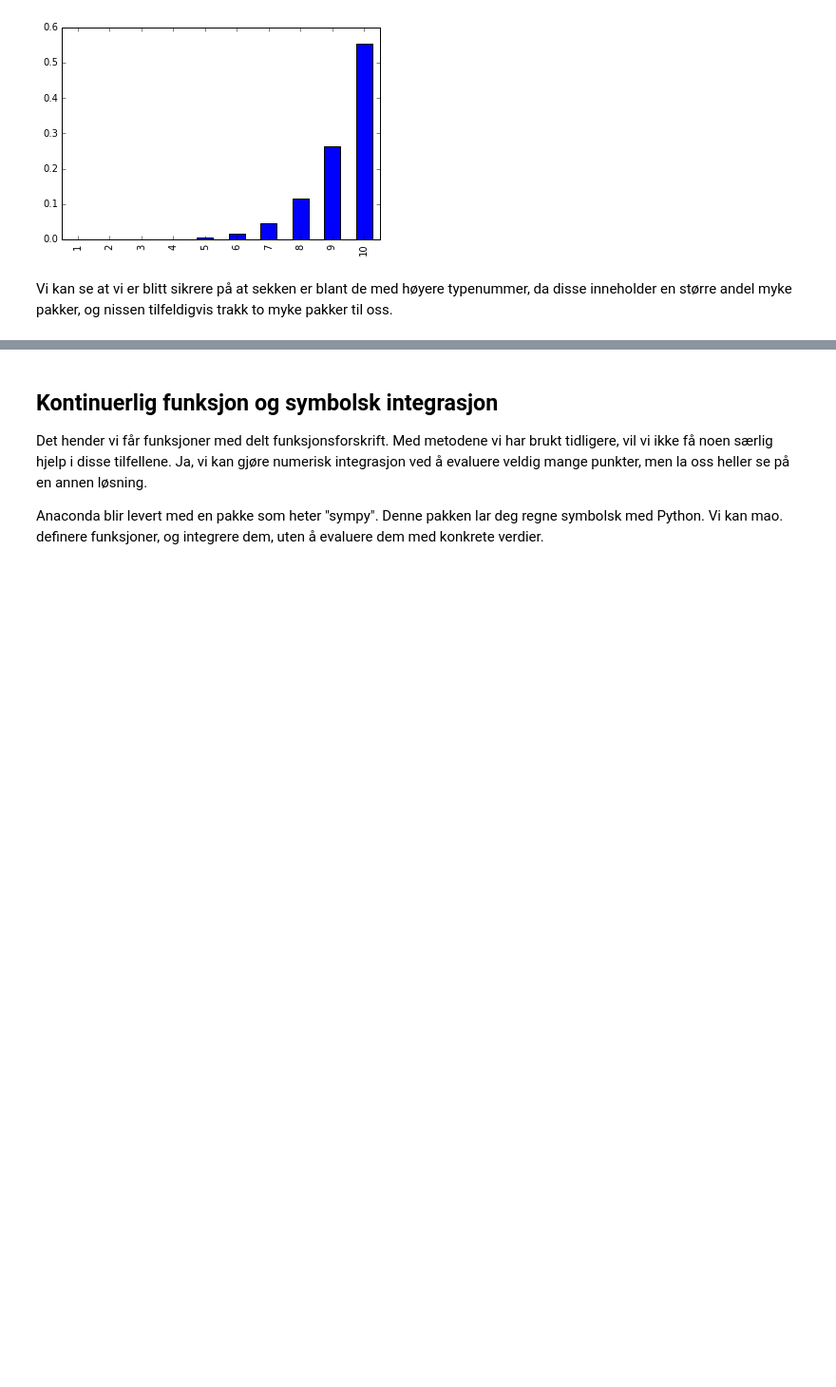
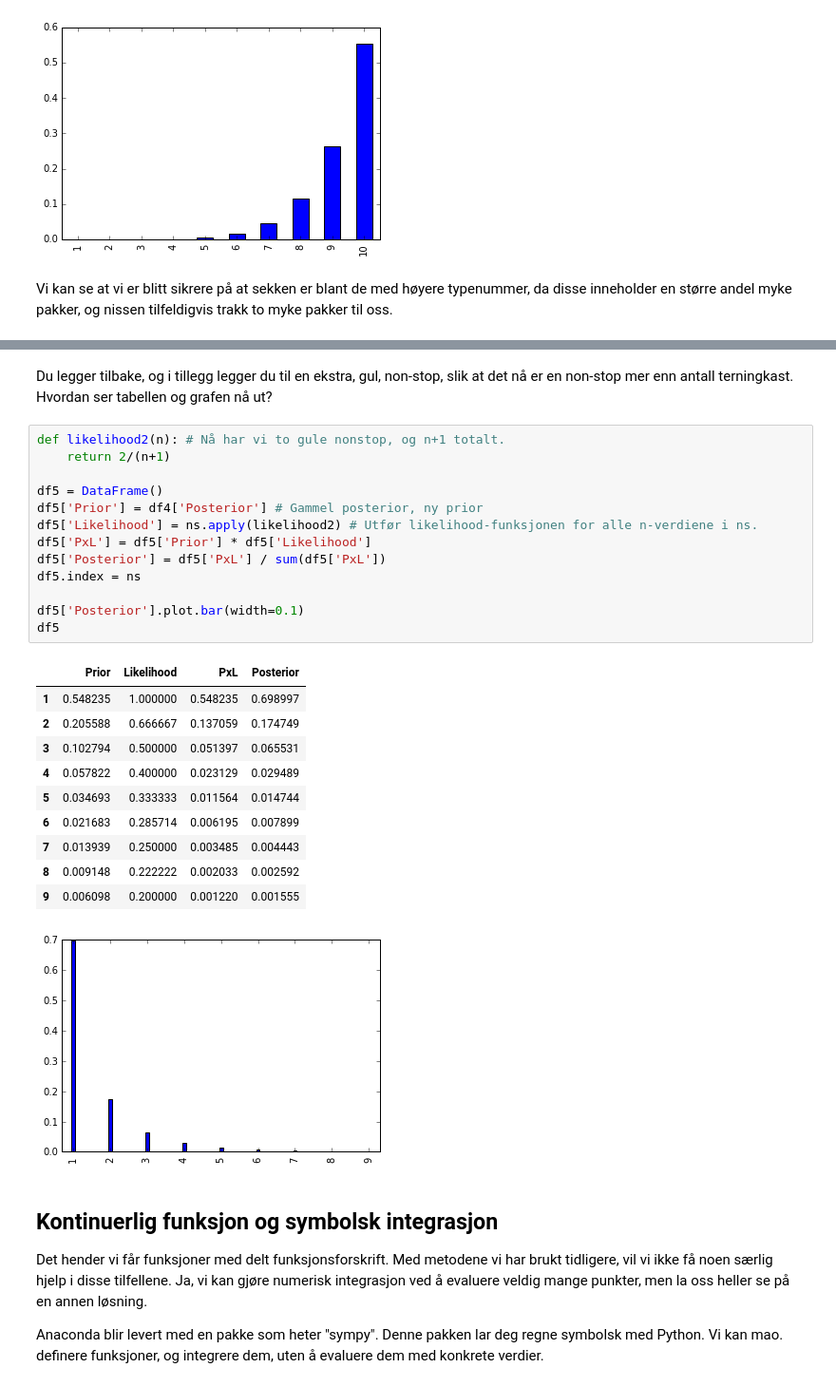
Before and after one commit to oal/ma155-pandas-manual, a Jupyter notebook: notebooks/Statistisk inferens med Bayes teorem.ipynb, the cells around one changed output, grey strips where cells are left out. Shown at 95% size. Cells and saved outputs as stored; diff of their text form; blank space fills up the shorter version.

```diff
--- a/notebooks/Statistisk inferens med Bayes.ipynb
+++ b/notebooks/Statistisk inferens med Bayes teorem.ipynb
@@ -92,3 +132,30 @@ Vi kan se at vi er blitt sikrere på at sekken er blant de med høyere typenumme
+# %% [markdown]
+Du legger tilbake, og i tillegg legger du til en ekstra, gul, non-stop, slik at det nå er en non-stop mer enn antall terningkast. Hvordan ser tabellen og grafen nå ut?
+# %%
+def likelihood2(n): # Nå har vi to gule nonstop, og n+1 totalt.
+    return 2/(n+1)
+
+df5 = DataFrame()
+df5['Prior'] = df4['Posterior'] # Gammel posterior, ny prior
+df5['Likelihood'] = ns.apply(likelihood2) # Utfør likelihood-funksjonen for alle n-verdiene i ns.
+df5['PxL'] = df5['Prior'] * df5['Likelihood']
+df5['Posterior'] = df5['PxL'] / sum(df5['PxL'])
+df5.index = ns
+
+df5['Posterior'].plot.bar(width=0.1)
+df5
+# %% [output]
+|  | Prior | Likelihood | PxL | Posterior |
+| 1 | 0.548235 | 1.000000 | 0.548235 | 0.698997 |
+| 2 | 0.205588 | 0.666667 | 0.137059 | 0.174749 |
+| 3 | 0.102794 | 0.500000 | 0.051397 | 0.065531 |
+| 4 | 0.057822 | 0.400000 | 0.023129 | 0.029489 |
+| 5 | 0.034693 | 0.333333 | 0.011564 | 0.014744 |
+| 6 | 0.021683 | 0.285714 | 0.006195 | 0.007899 |
+| 7 | 0.013939 | 0.250000 | 0.003485 | 0.004443 |
+| 8 | 0.009148 | 0.222222 | 0.002033 | 0.002592 |
+| 9 | 0.006098 | 0.200000 | 0.001220 | 0.001555 |
+[figure, added]
 # %% [markdown]
 ## Kontinuerlig funksjon og symbolsk integrasjon
 
```
Also changed, not shown: parts of 5 cells of this notebook, 16 other files.
